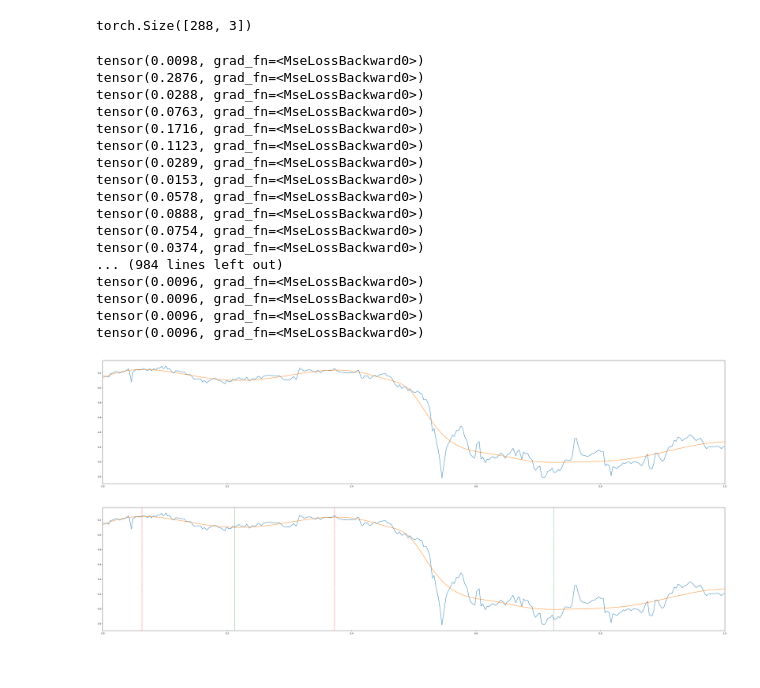
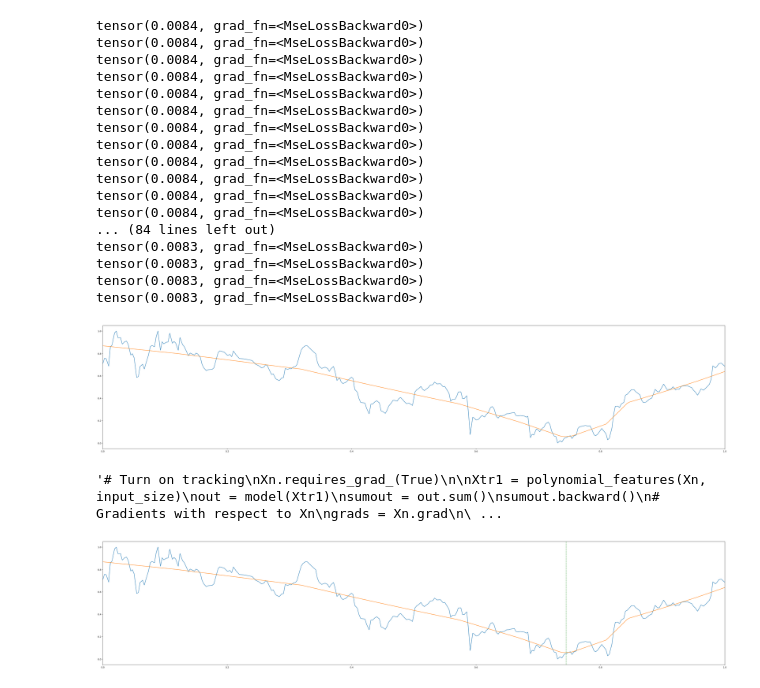
Before and after one commit to yarchickkk/approguru, a Jupyter notebook: play.ipynb, the cells around one changed output. Drawn from its saved outputs; the diff is of its cells as text; code cells hidden in the pictures.

```diff
--- a/play.ipynb
+++ b/play.ipynb
@@ -26,3 +119,5 @@ Xn = (X - min_step) / (max_step - min_step)
+# %%
+X, Y, Xn, Yn = preprocess_data(mstr_data, epsilon=0.0)
 # %%
 # Approximated function
 plt.figure(figsize=(50, 10))
@@ -75,52 +128,50 @@ Sequential(
-# %%
-# [288] -> [288, 1]
-Xn = Xn.view(-1, 1)
-Y = Y.view(-1, 1)
-# [288, 1] -> [288, num_polynomials]
-Xtr = polynomial_features(Xn, input_size)
-Xtr.shape
-# %% [output]
-torch.Size([288, 3])
+# %%
+input_size = 2
+hidden_neurons = [16, 32, 16]  # [4, 8, 4]  # [100, 200, 100]
+
+model = MLP(input_size, hidden_neurons, nn.LeakyReLU)
+Xp = polynomial_features(Xn, input_size)
+
+mse_loss = nn.MSELoss(reduction="mean")
+optimizer = torch.optim.AdamW(model.parameters(), lr=1e-3)
 # %%
-mse_loss = nn.MSELoss(reduction="mean")
-optimizer = torch.optim.AdamW(model.parameters(), lr=1e-3)
-num_iters = 1000
+num_iters = 100
 for i in range(num_iters):
     optimizer.zero_grad(set_to_none=True)
-    preds = model(Xtr)
-    loss = mse_loss(preds, Y)
+    preds = model(Xp)
+    loss = mse_loss(preds, Yn)
     print(loss)
     loss.backward()
     optimizer.step()
 # %% [output]
-tensor(0.0098, grad_fn=<MseLossBackward0>)
-tensor(0.2876, grad_fn=<MseLossBackward0>)
-tensor(0.0288, grad_fn=<MseLossBackward0>)
-tensor(0.0763, grad_fn=<MseLossBackward0>)
-tensor(0.1716, grad_fn=<MseLossBackward0>)
-tensor(0.1123, grad_fn=<MseLossBackward0>)
-tensor(0.0289, grad_fn=<MseLossBackward0>)
-tensor(0.0153, grad_fn=<MseLossBackward0>)
-tensor(0.0578, grad_fn=<MseLossBackward0>)
-tensor(0.0888, grad_fn=<MseLossBackward0>)
-tensor(0.0754, grad_fn=<MseLossBackward0>)
-tensor(0.0374, grad_fn=<MseLossBackward0>)
-... (984 lines left out)
-tensor(0.0096, grad_fn=<MseLossBackward0>)
-tensor(0.0096, grad_fn=<MseLossBackward0>)
-tensor(0.0096, grad_fn=<MseLossBackward0>)
-tensor(0.0096, grad_fn=<MseLossBackward0>)
+tensor(0.0084, grad_fn=<MseLossBackward0>)
+tensor(0.0084, grad_fn=<MseLossBackward0>)
+tensor(0.0084, grad_fn=<MseLossBackward0>)
+tensor(0.0084, grad_fn=<MseLossBackward0>)
+tensor(0.0084, grad_fn=<MseLossBackward0>)
+tensor(0.0084, grad_fn=<MseLossBackward0>)
+tensor(0.0084, grad_fn=<MseLossBackward0>)
+tensor(0.0084, grad_fn=<MseLossBackward0>)
+tensor(0.0084, grad_fn=<MseLossBackward0>)
+tensor(0.0084, grad_fn=<MseLossBackward0>)
+tensor(0.0084, grad_fn=<MseLossBackward0>)
+tensor(0.0084, grad_fn=<MseLossBackward0>)
+... (84 lines left out)
+tensor(0.0083, grad_fn=<MseLossBackward0>)
+tensor(0.0083, grad_fn=<MseLossBackward0>)
+tensor(0.0083, grad_fn=<MseLossBackward0>)
+tensor(0.0083, grad_fn=<MseLossBackward0>)
 # %%
 # Approximated function
 plt.figure(figsize=(50, 10))
-plt.plot(Xn, Y)
+plt.plot(Xn, Yn)
 # Approximation
 plt.plot(Xn, preds.detach())
 plt.margins(x=0);
 # %% [output]
-[figure, old version]
+[figure, new version]
 # %%
-# Turn on tracking
+"""# Turn on tracking
 Xn.requires_grad_(True)
 
 Xtr1 = polynomial_features(Xn, input_size)
@@ -132,4 +183,6 @@ grads = Xn.grad
 
 # Clear gradients, turn off tracking
 Xn.grad = None
-Xn.requires_grad_(False);
+Xn.requires_grad_(False);"""
+# %% [output]
+'# Turn on tracking\nXn.requires_grad_(True)\n\nXtr1 = polynomial_features(Xn, input_size)\nout = model(Xtr1)\nsumout = out.sum()\nsumout.backward()\n# Gradients with respect to Xn\ngrads = Xn.grad\n\ ...
@@ -136,10 +191,10 @@ Xn.requires_grad_(False);
 # %%
 fig, ax = plt.subplots(figsize=(50, 10))
 
-ax.plot(Xn, Y)
+ax.plot(Xn, Yn)
 ax.plot(Xn, preds.detach())
 
-extremums = []
+extremums = [0]
 for i, (prev, next) in enumerate(zip(grads, grads[1:])):
     if prev <= 0 and next > 0:
         ax.axvline(x=Xn[i], color='green', linestyle='--', linewidth=1)
@@ -147,10 +202,11 @@ for i, (prev, next) in enumerate(zip(grads, grads[1:])):
     elif prev > 0 and next <= 0:
         ax.axvline(x=Xn[i], color='red', linestyle='--', linewidth=1)
         extremums.append(i)
+extremums.append(287)
 
 ax.margins(x=0);
 # %% [output]
-[figure, old version]
+[figure, new version]
 # %%
 extremums
 # %% [output]
```
Also changed, not shown: parts of 10 cells of this notebook, 5 other files.
